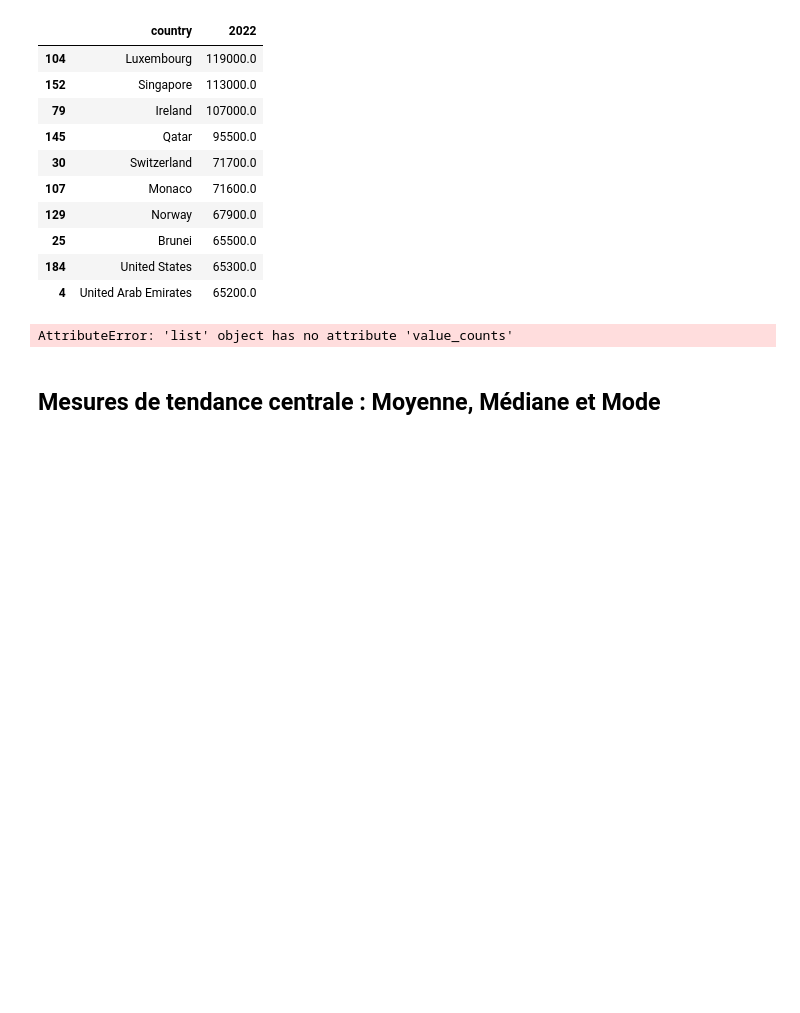
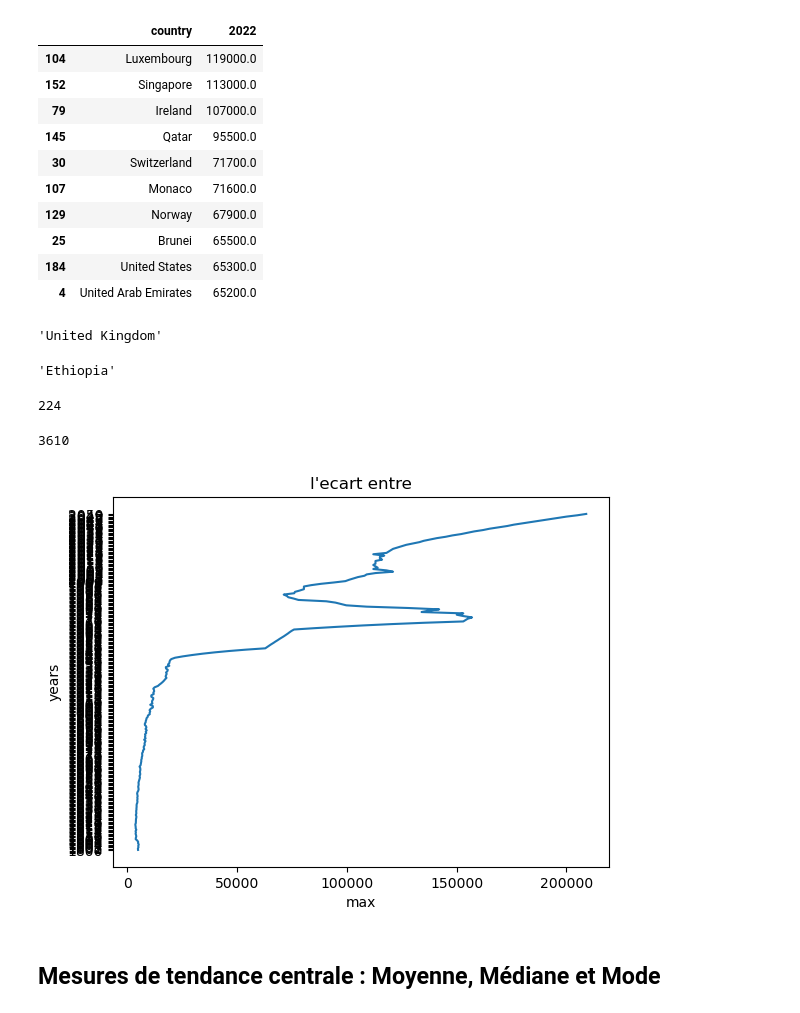
Before and after one commit to ELMOTTA89/Statistique, a Jupyter notebook: 7. Statistiques/1 - Statistiques - Introduction - Gapminder - 2.5jrs/1. Intro Gapminder.ipynb, the cells around one changed output. Drawn from its saved outputs; the diff is of its cells as text; code cells hidden in the pictures; blank space fills up the shorter version.

```diff
--- a/7. Statistiques/1 - Statistiques - Introduction - Gapminder - 2.5jrs/1. Intro Gapminder.ipynb
+++ b/7. Statistiques/1 - Statistiques - Introduction - Gapminder - 2.5jrs/1. Intro Gapminder.ipynb
@@ -422,13 +422,57 @@ from collections import Counter
 richest_country_by_years=[]
 for col in df_income.columns[1:]:
     higher_incom=df_income[["country",col]].sort_values(by=col,ascending=False)
-    richest_country_by_years.append(higher_incom["country"].head(1))
+    richest_country_by_years.append(higher_incom["country"].head(1).values[0])
 
 serie=pd.Series(richest_country_by_years)
 compte=serie.value_counts()
 richest=compte.idxmax()
+richest
 # %% [output]
-AttributeError: 'list' object has no attribute 'value_counts'
+'United Kingdom'
+# %%
+poorest_country_by_years=[]
+for col in df_income.columns[1:]:
+    lowest_incom=df_income[["country",col]].sort_values(by=col,ascending=True)
+    poorest_country_by_years.append(lowest_incom["country"].head(1).values[0])
+
+serie=pd.Series(poorest_country_by_years)
+compte=serie.value_counts()
+poorest=compte.idxmin()
+poorest
+# %% [output]
+'Ethiopia'
+# %%
+#Min & Max
+l_minimum=[]
+for col in df_income.columns[1:]:
+    lowest_incom=df_income[["country",col]].sort_values(by=col,ascending=True)
+    l_minimum.append(lowest_incom[col].head(1).values[0])
+
+minimum=min(l_minimum)
+minimum
+# %% [output]
+224
+# %%
+l_maximum=[]
+for col in df_income.columns[1:]:
+    higher_incom=df_income[["country",col]].sort_values(by=col,ascending=False)
+    l_maximum.append(higher_incom[col].head(1).values[0])
+
+maximum=min(l_maximum)
+maximum
+# %% [output]
+3610
+# %%
+fig, ax = plt.subplots()
+year=[col for col in df_income.columns[1:]]
+ax.plot(l_maximum, year)
+ax.set_title('l\'ecart entre')
+ax.set_xlabel('max')
+ax.set_ylabel('years')
+plt.show()
+# %% [output]
+[figure, added]
 # %% [markdown]
 ## Mesures de tendance centrale : Moyenne, Médiane et Mode
 # %% [markdown]
```
Also changed, not shown: parts of 5 cells of this notebook, 6 other files.
